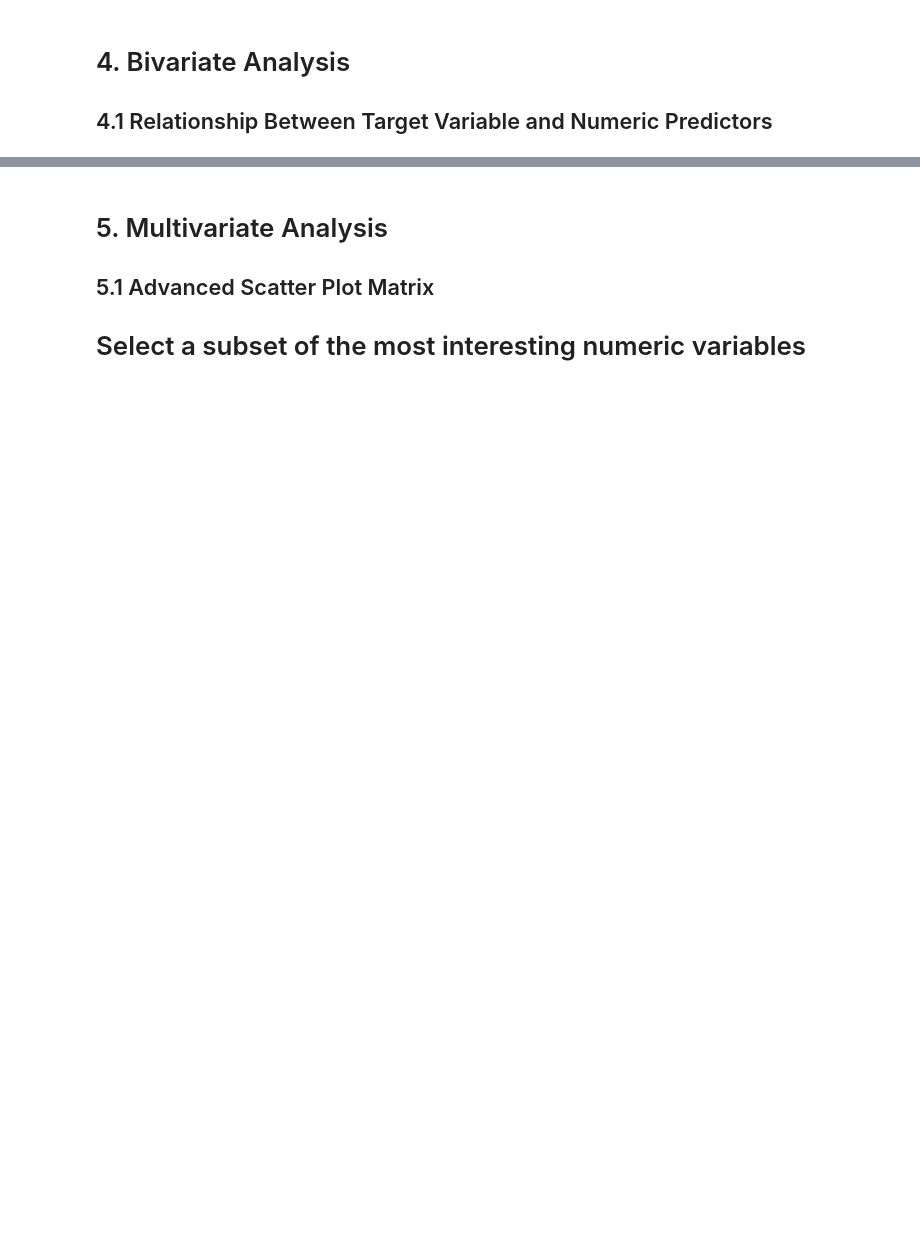
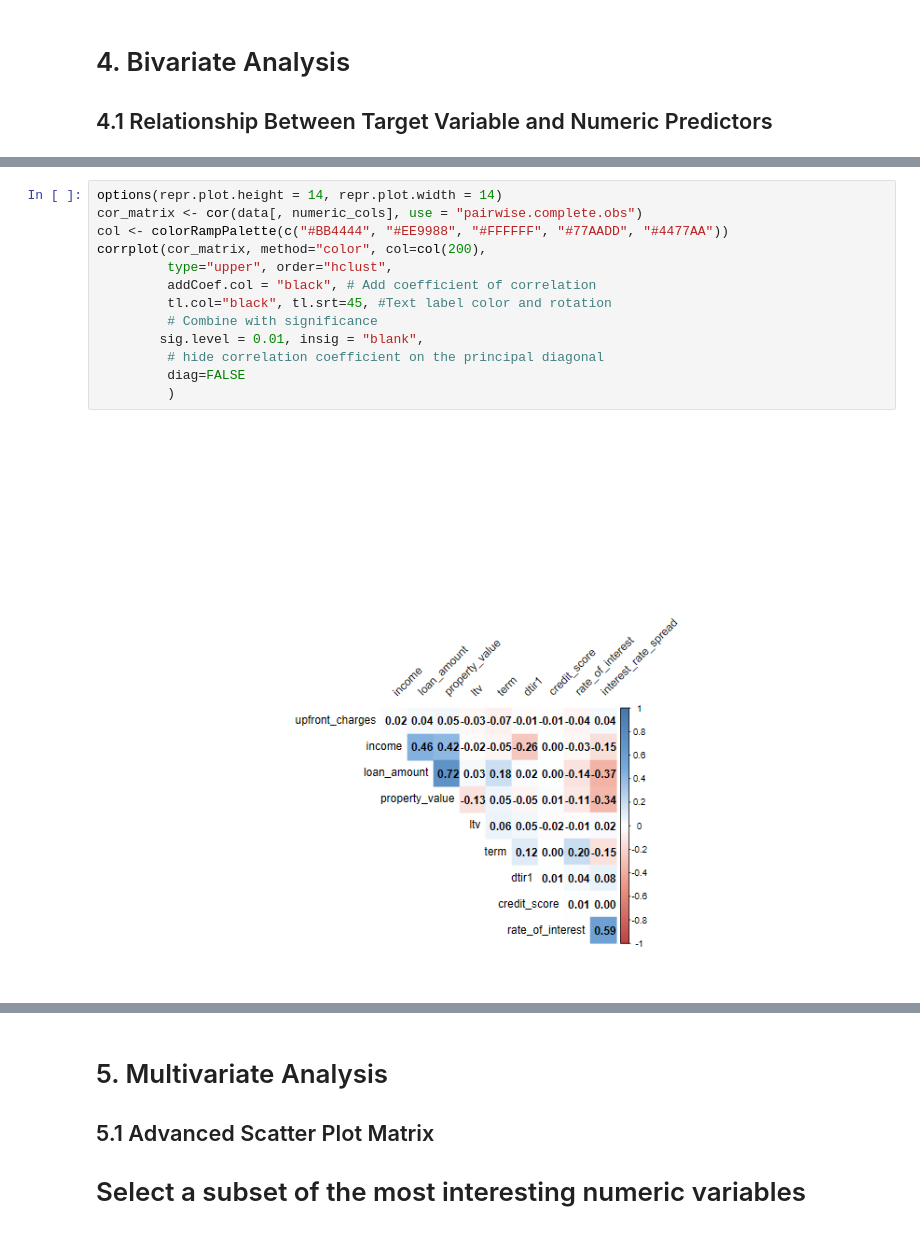
Before and after one commit to Chrisolande/Loan-Default, a Jupyter notebook: loan_data.ipynb, the cells around one changed output, grey strips where cells are left out. Cells and saved outputs as stored; diff of their text form; blank space fills up the shorter version.

```diff
--- a/loan_data.ipynb
+++ b/loan_data.ipynb
@@ -467,0 +391,15 @@ Error: Error in `graph_from_data_frame()`:
+# %%
+options(repr.plot.height = 14, repr.plot.width = 14)
+cor_matrix <- cor(data[, numeric_cols], use = "pairwise.complete.obs")
+col <- colorRampPalette(c("#BB4444", "#EE9988", "#FFFFFF", "#77AADD", "#4477AA"))
+corrplot(cor_matrix, method="color", col=col(200),
+         type="upper", order="hclust",
+         addCoef.col = "black", # Add coefficient of correlation
+         tl.col="black", tl.srt=45, #Text label color and rotation
+         # Combine with significance
+        sig.level = 0.01, insig = "blank",
+         # hide correlation coefficient on the principal diagonal
+         diag=FALSE
+         )
+# %% [output]
+[figure, added]
```
Also changed, not shown: parts of 50 cells of this notebook.
